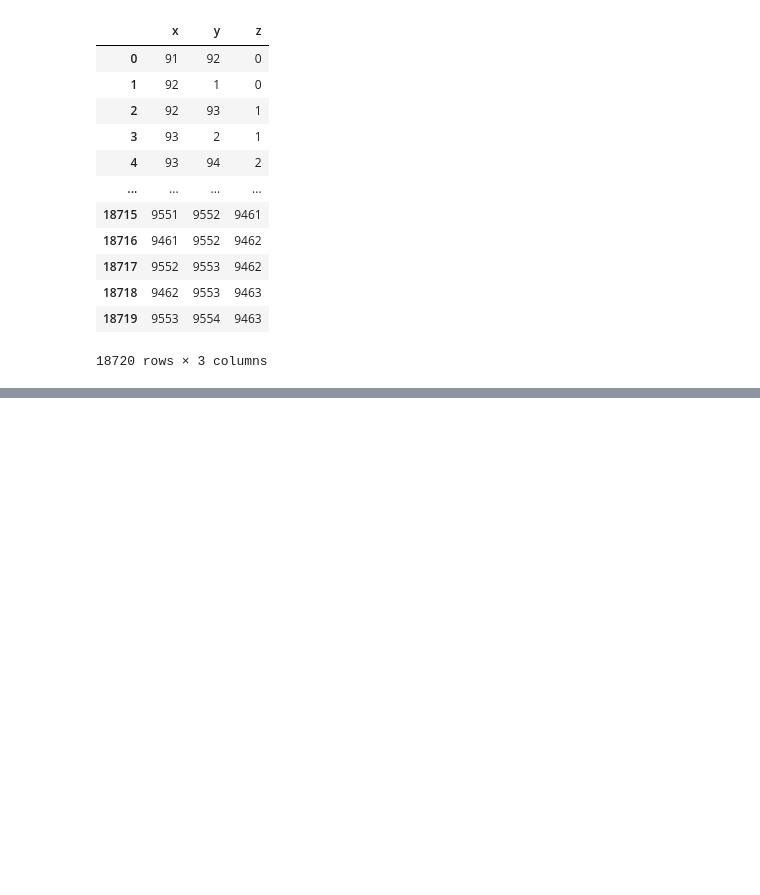
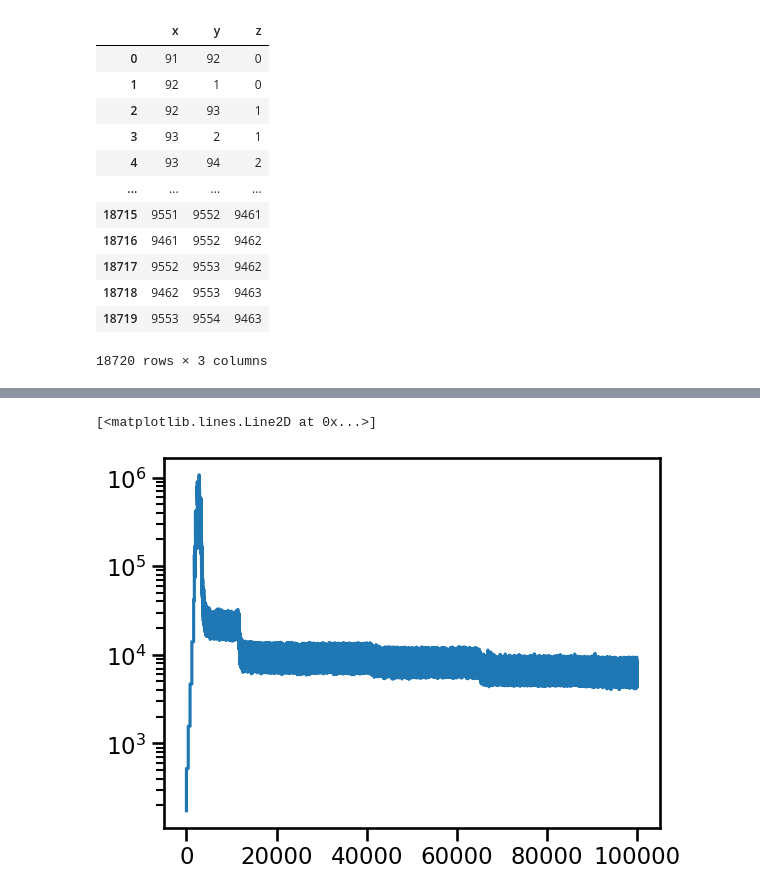
Before and after one commit to yingyue0414/results, a Jupyter notebook: splinePtM14G10/plotvertex.py.ipynb, the cells around one changed output, grey strips where cells are left out. Drawn from its saved outputs; the diff is of its cells as text; code cells hidden in the pictures; blank space fills up the shorter version.

```diff
--- a/splinePtM14G10/plotvertex.py.ipynb
+++ b/splinePtM14G10/plotvertex.py.ipynb
@@ -294,0 +325,6 @@ mesh.show()
+# %%
+plt.yscale("log")
+plt.plot(df_ef["E_tot"])
+# %% [output]
+[<matplotlib.lines.Line2D at 0x...>]
+[figure, added]
```
Also changed, not shown: parts of 12 cells of this notebook.
